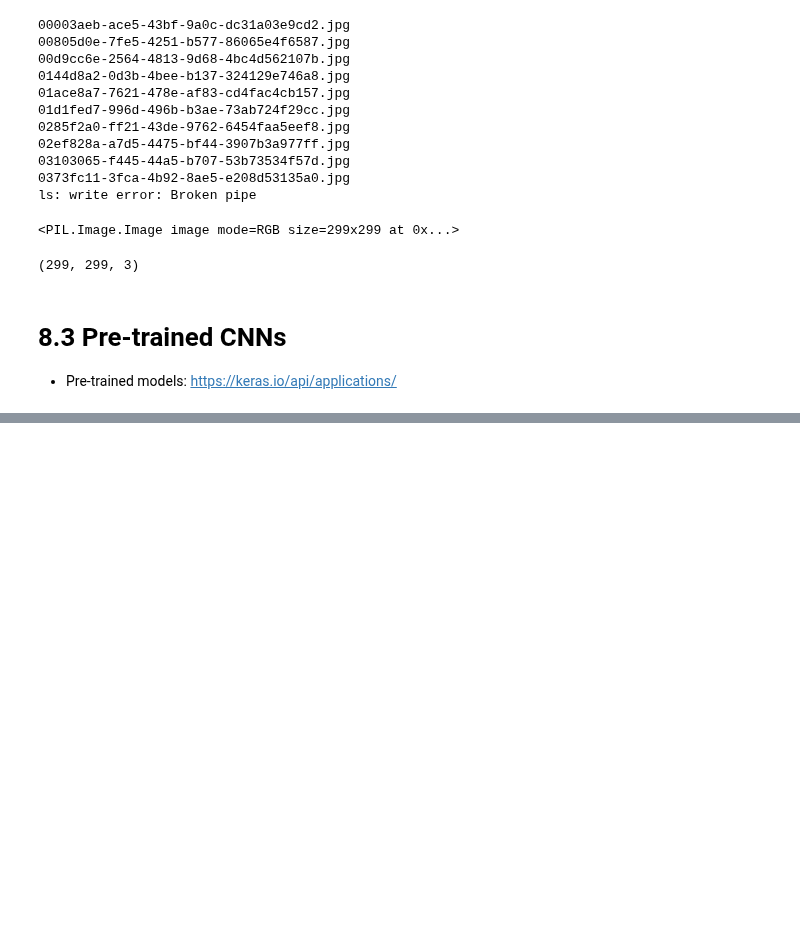
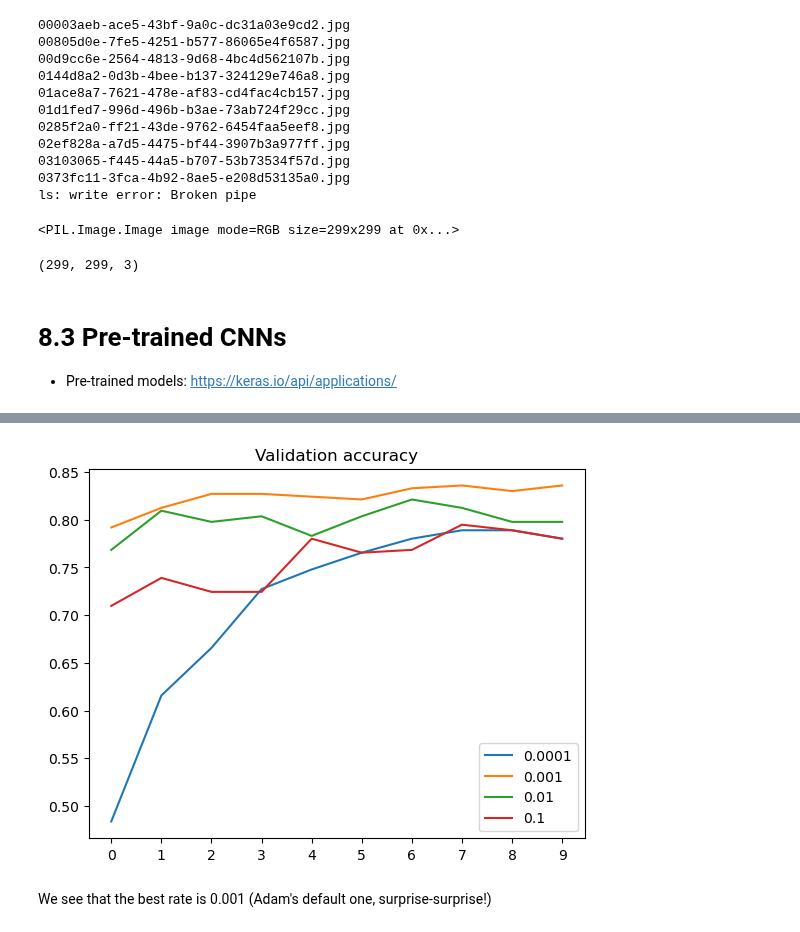
Before and after one commit to aaalexlit/machine-learning-zoomcamp-alex, a Jupyter notebook: 08-deep-learning/ml-zoomcamp-clothing-classification.ipynb, the cells around one changed output, grey strips where cells are left out. Saved outputs shown, nothing was run; the diff lists cells and outputs as text; code cells hidden in the pictures; blank space fills up the shorter version.

```diff
--- a/08-deep-learning/ml-zoomcamp-clothing-classification.ipynb
+++ b/08-deep-learning/ml-zoomcamp-clothing-classification.ipynb
@@ -96,0 +375,12 @@ Downloading data from https://storage.googleapis.com/download.tensorflow.org/dat
+# %%
+for lr, history in scores.items():
+    plt.plot(history['val_accuracy'], label=lr)
+
+
+plt.title('Validation accuracy')
+plt.xticks(range(10))
+plt.legend();
+# %% [output]
+[figure, added]
+# %% [markdown]
+We see that the best rate is 0.001 (Adam's default one, surprise-surprise!)
```
Also changed, not shown: parts of 45 cells of this notebook.
